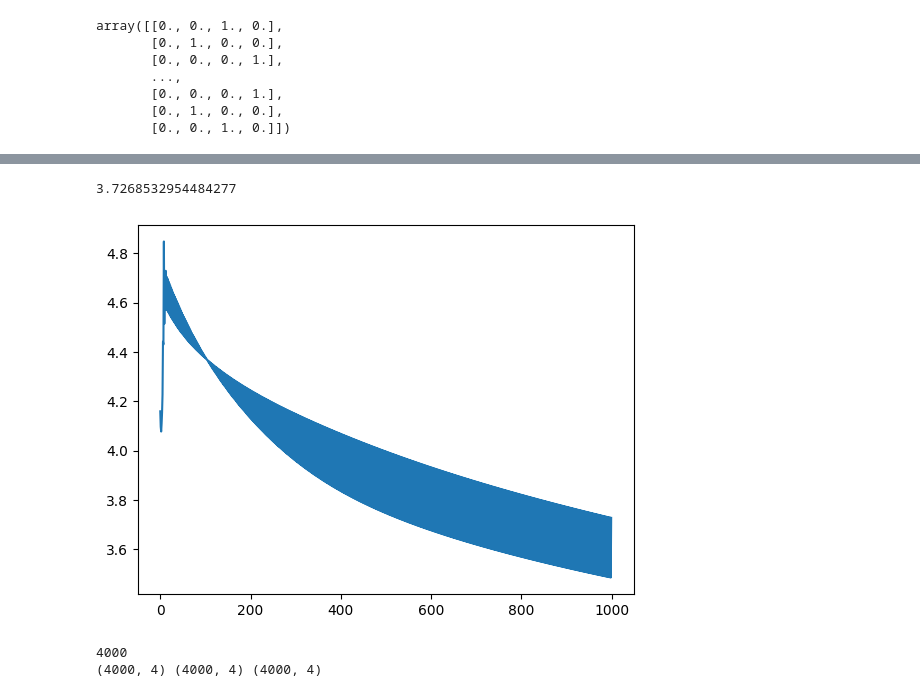
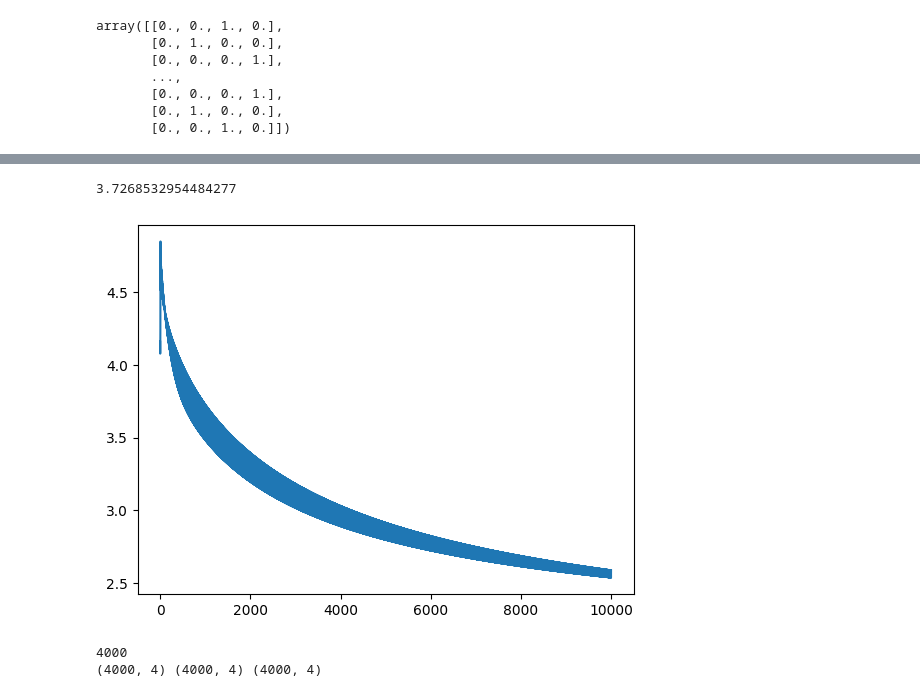
Before and after one commit to arjunprakash027/HandcraftedML, a Jupyter notebook: ground_ups/softmax.ipynb, the cells around one changed output, grey strips where cells are left out. Cells and saved outputs as stored; diff of their text form; code cells hidden in the pictures.

```diff
--- a/ground_ups/softmax.ipynb
+++ b/ground_ups/softmax.ipynb
@@ -101,22 +102,22 @@ def getAccuracy(someX,someY):
 # %%
 # We will get a 2d array of total features * total classes (NxM)
 w = np.zeros([x_train.shape[1],y_train.nunique()])
 
 lam = 1
-iterations = 1000
+iterations = 10000
 learningRate = 1e-5
 losses = []
 for i in range(0,iterations):
     loss,grad = getLoss(w,x_train,y_train,lam)
     losses.append(loss)
     w = w - (learningRate * grad)
 
 plt.plot(losses)
 
 losses[999]
 # %% [output]
 3.7268532954484277
-[figure, old version]
+[figure, new version]
 # %%
 w = np.zeros([x_train.shape[1],y_train.nunique()])
 lam = 1
```
Also changed, not shown: parts of 5 cells of this notebook.
